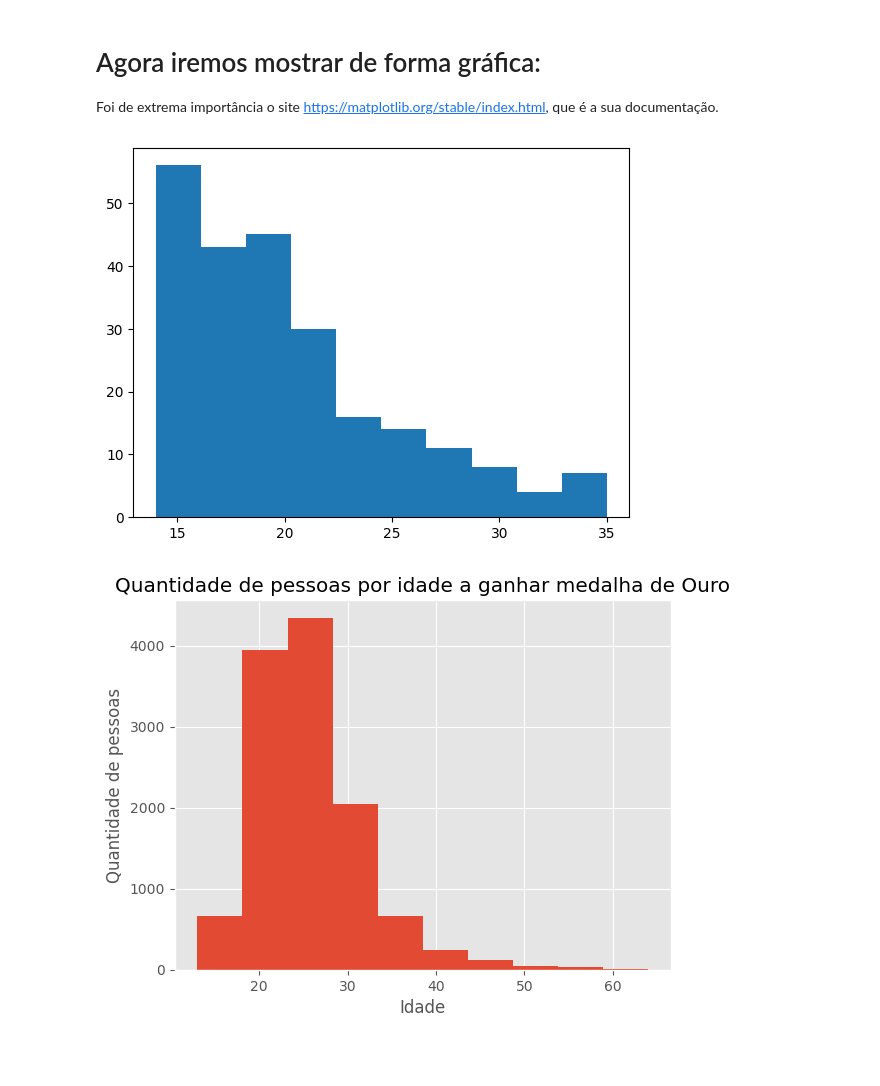
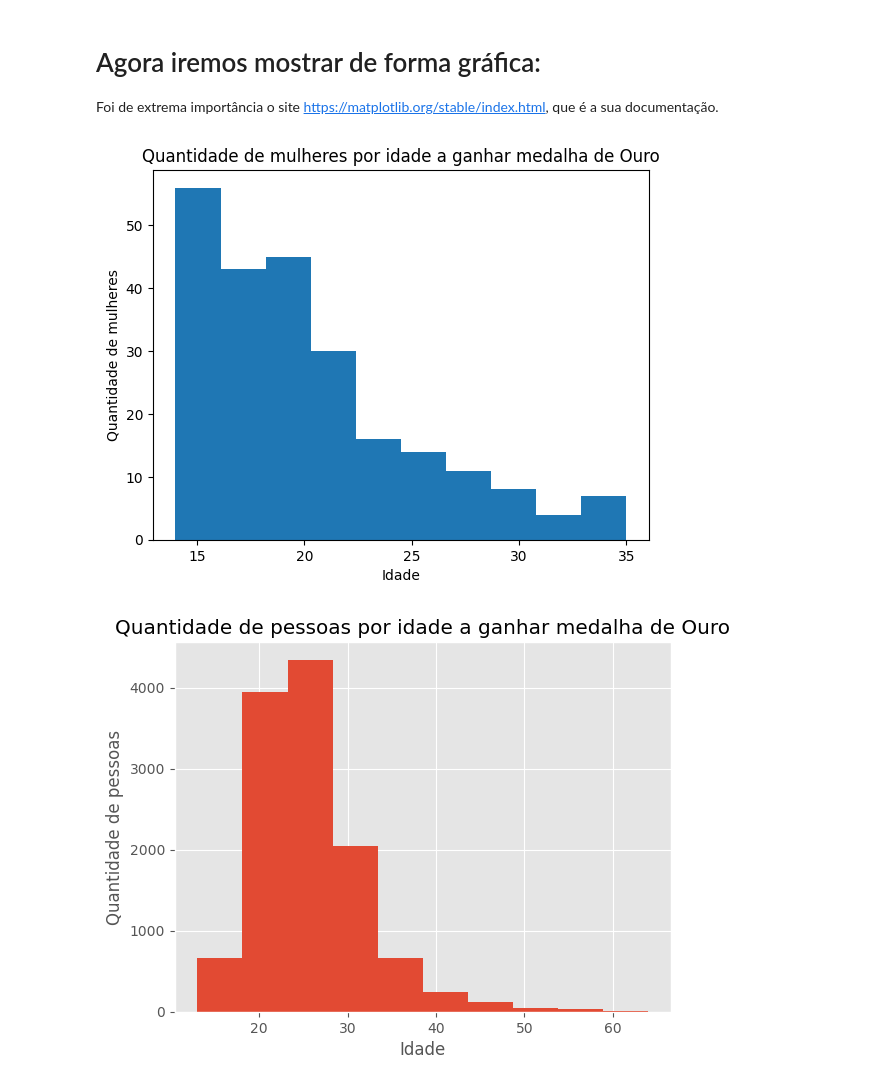
Before and after one commit to lucilagabriela/olimpiadas, a Jupyter notebook: novo.ipynb, the cells around one changed output. Drawn from its saved outputs; the diff is of its cells as text; code cells hidden in the pictures; blank space fills up the shorter version.

```diff
--- a/novo.ipynb
+++ b/novo.ipynb
@@ -213,16 +189,18 @@ plt.show()
 # Agora iremos mostrar de forma gráfica:
 Foi de extrema importância o site https://matplotlib.org/stable/index.html, que é a sua documentação.
 # %%
+#
 df = base[base["Sport"] == "Gymnastics"]
 df1 = df[df["Medal"] == "Gold"]
-
 df2 = df1[df1["Sex"] == "F"]
-df2.head()
 df2["Age"].mean() # média das idades das mulheres que ganharam ouro e praticaram ginástica
 plt.hist(df2["Age"])
+plt.xlabel("Idade")
+plt.ylabel("Quantidade de mulheres")
+plt.title("Quantidade de mulheres por idade a ganhar medalha de Ouro")
 plt.show()
 # %% [output]
-[figure, old version]
+[figure, new version]
 # %%
 df = base[base["Medal"] == "Gold"]
 df["Age"].mean()
```
Also changed, not shown: parts of 5 cells of this notebook.
